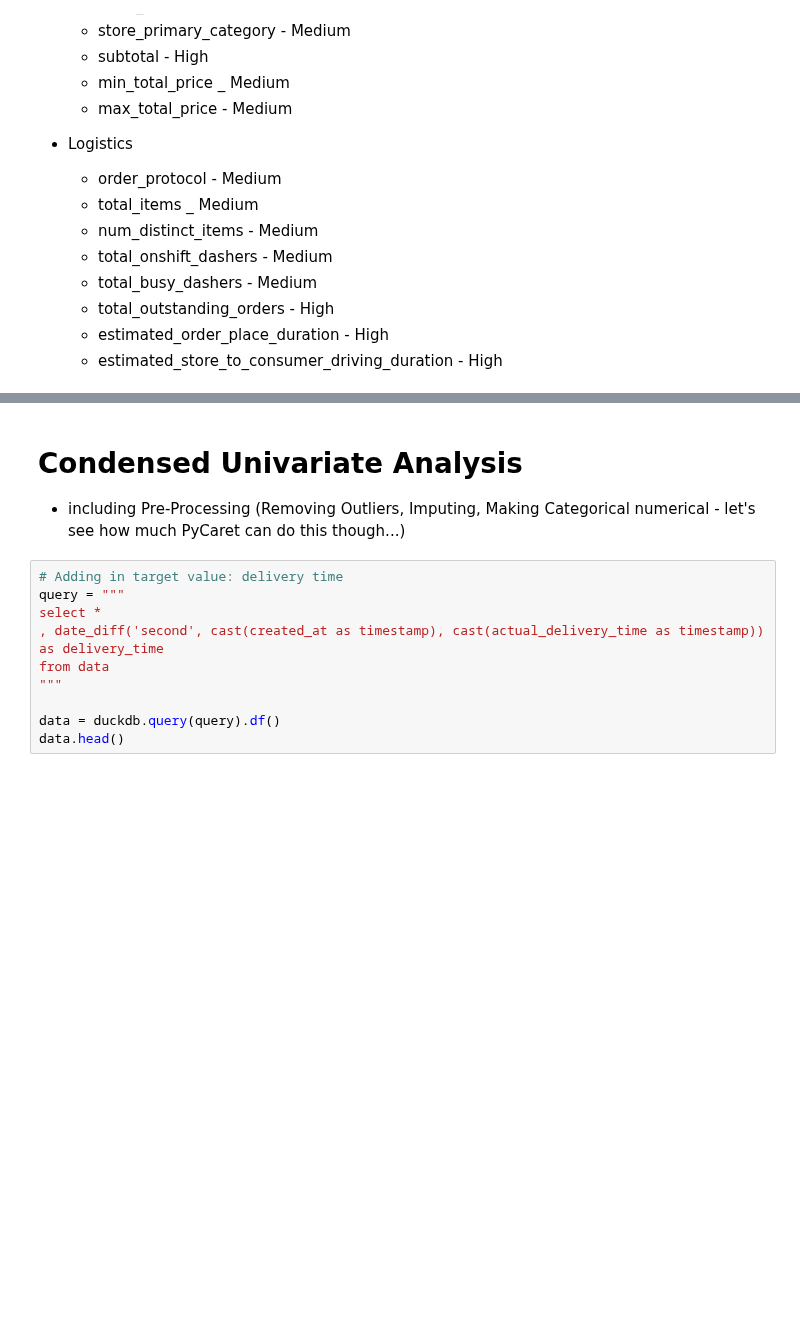
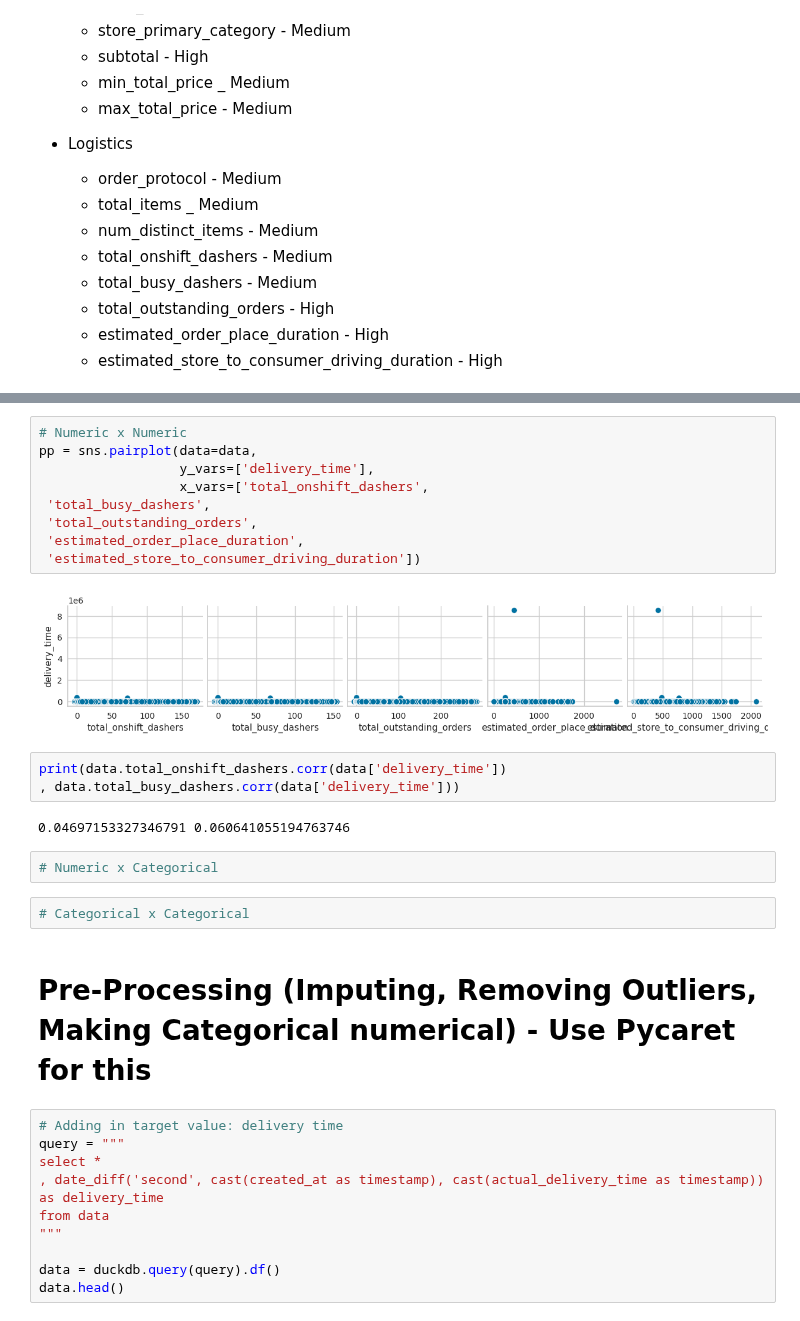
Before and after one commit to mindyng/2023-Business-Projects, a Jupyter notebook: doordash-delivery-time-prediction.ipynb, the cells around one changed output, grey strips where cells are left out. Saved outputs shown, nothing was run; the diff lists cells and outputs as text; blank space fills up the shorter version.

```diff
--- a/doordash-delivery-time-prediction.ipynb
+++ b/doordash-delivery-time-prediction.ipynb
@@ -487,6 +651,25 @@ ___________
+# %%
+# Numeric x Numeric
+pp = sns.pairplot(data=data,
+                  y_vars=['delivery_time'],
+                  x_vars=['total_onshift_dashers',
+ 'total_busy_dashers',
+ 'total_outstanding_orders',
+ 'estimated_order_place_duration',
+ 'estimated_store_to_consumer_driving_duration'])
+# %% [output]
+[figure, added]
+# %%
+print(data.total_onshift_dashers.corr(data['delivery_time'])
+, data.total_busy_dashers.corr(data['delivery_time']))
+# %% [output]
+0.04697153327346791 0.060641055194763746
+# %%
+# Numeric x Categorical
+# %%
+# Categorical x Categorical
 # %% [markdown]
-# Condensed Univariate Analysis
-* including Pre-Processing (Removing Outliers, Imputing, Making Categorical numerical - let's see how much PyCaret can do this though...)
+# Pre-Processing (Imputing, Removing Outliers, Making Categorical numerical) - Use Pycaret for this
 # %%
 # Adding in target value: delivery time
 query = """
```
Also changed, not shown: parts of 18 cells of this notebook.
